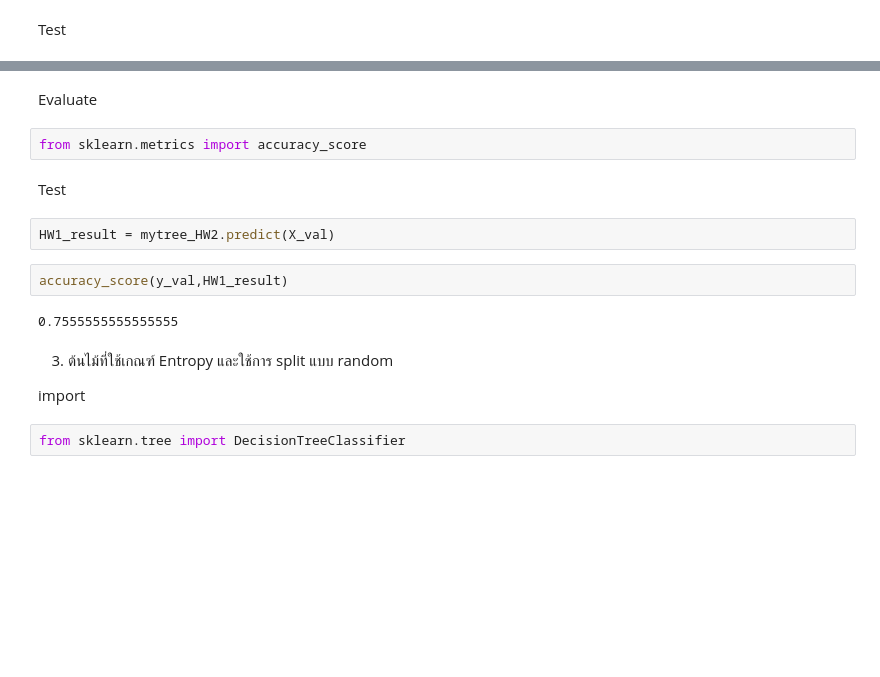
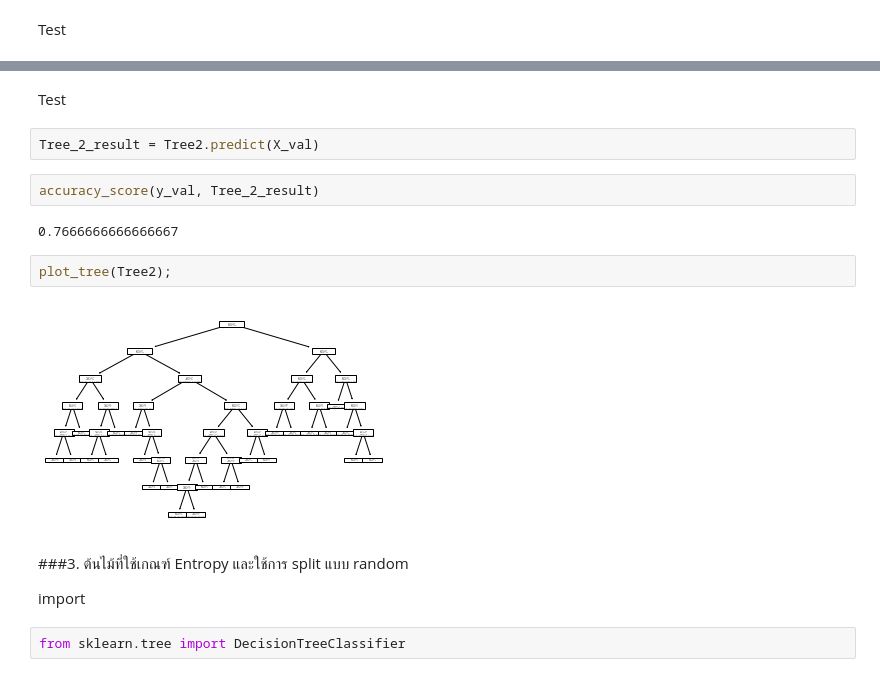
Before and after one commit to Chanunchida-May/DWDM21, a Jupyter notebook: Chapter7_Classification_(Decision_Tree).ipynb, the cells around one changed output, grey strips where cells are left out. Cells and saved outputs as stored; diff of their text form; blank space fills up the shorter version.

```diff
--- a/Chapter7_Classification_(Decision_Tree).ipynb
+++ b/Chapter7_Classification_(Decision_Tree).ipynb
@@ -286,17 +297,17 @@ plot_tree(mytree_HW2);
-# %% [markdown]
-Evaluate
-# %%
-from sklearn.metrics import accuracy_score
 # %% [markdown]
 Test
 # %%
-HW1_result = mytree_HW2.predict(X_val)
+Tree_2_result = Tree2.predict(X_val)
 # %%
-accuracy_score(y_val,HW1_result)
+accuracy_score(y_val, Tree_2_result)
 # %% [output]
-0.7555555555555555
+0.7666666666666667
+# %%
+plot_tree(Tree2);
+# %% [output]
+[figure, added]
 # %% [markdown]
-3. ต้นไม้ที่ใช้เกณฑ์ Entropy และใช้การ split แบบ random
+###3. ต้นไม้ที่ใช้เกณฑ์ Entropy และใช้การ split แบบ random
 
 import
 # %%
```
Also changed, not shown: parts of 38 cells of this notebook.
